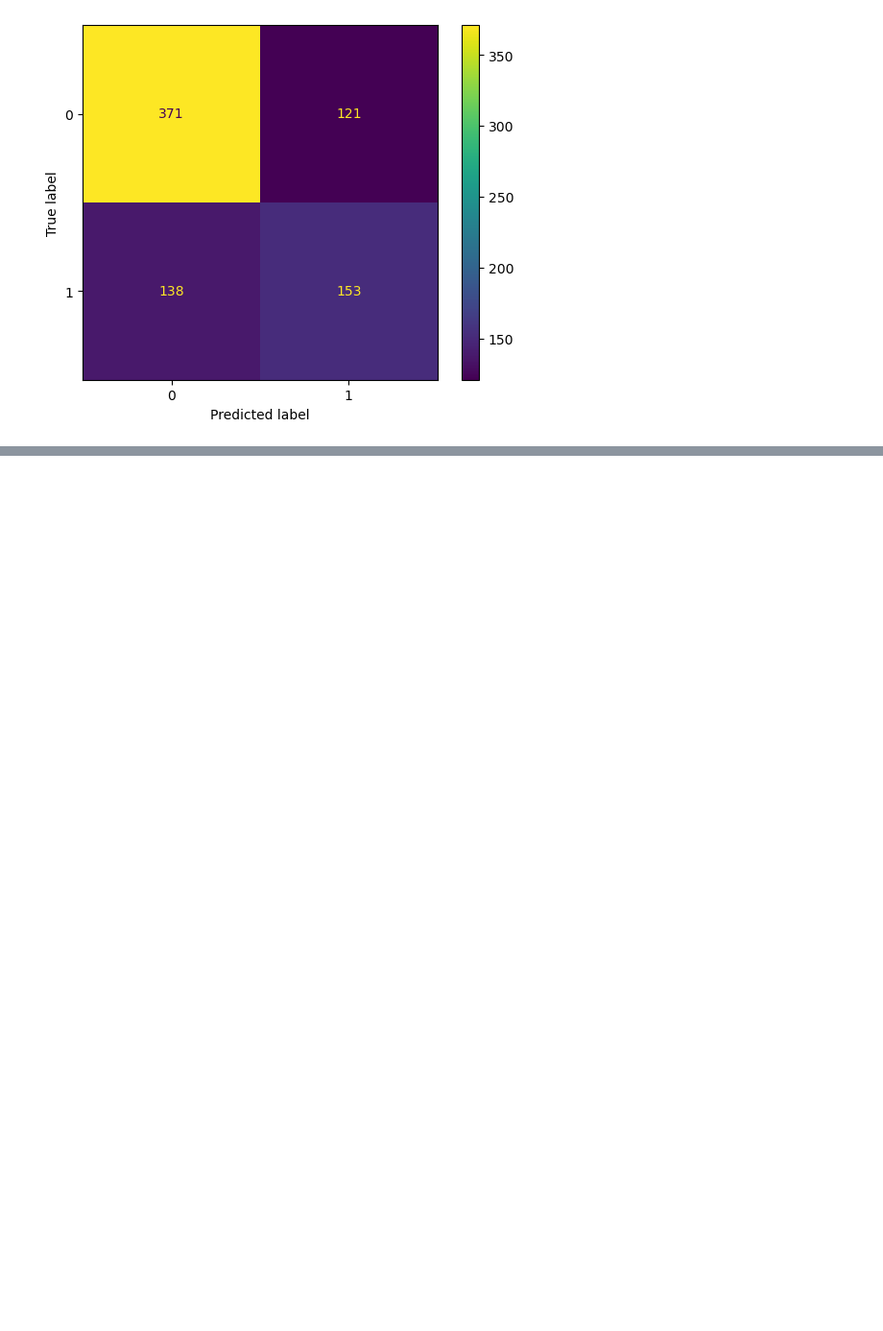
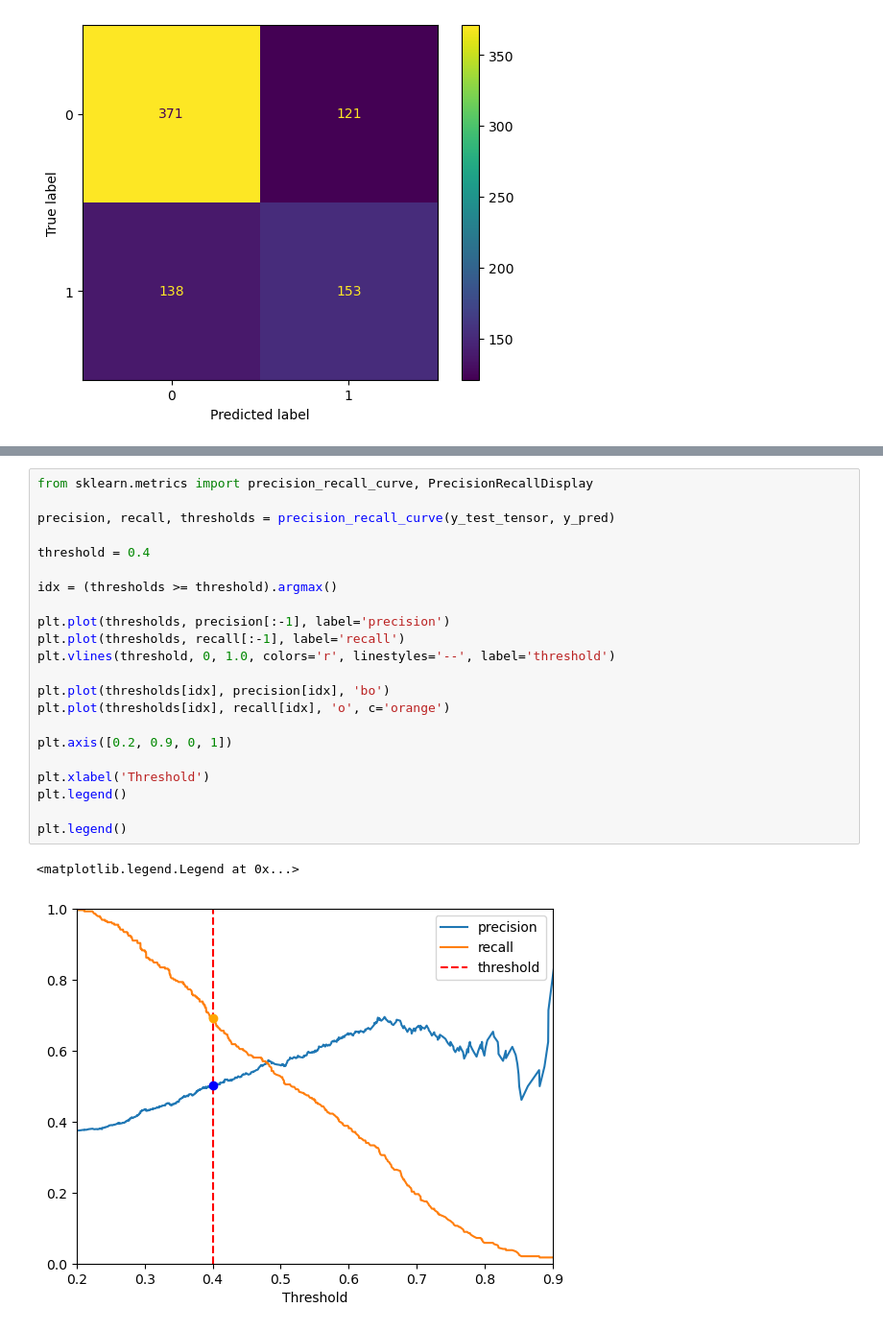
Before and after one commit to Willjterwright/grpA, a Jupyter notebook: Recreating Richards results.ipynb, the cells around one changed output, grey strips where cells are left out. Shown at 96% size. Cells and saved outputs as stored; diff of their text form; blank space fills up the shorter version.

```diff
--- a/Recreating Richards results.ipynb
+++ b/Recreating Richards results.ipynb
@@ -664,0 +674,25 @@ ConfusionMatrixDisplay(cm).plot()
+# %%
+from sklearn.metrics import precision_recall_curve, PrecisionRecallDisplay
+
+precision, recall, thresholds = precision_recall_curve(y_test_tensor, y_pred)
+
+threshold = 0.4
+
+idx = (thresholds >= threshold).argmax()
+
+plt.plot(thresholds, precision[:-1], label='precision')
+plt.plot(thresholds, recall[:-1], label='recall')
+plt.vlines(threshold, 0, 1.0, colors='r', linestyles='--', label='threshold')
+
+plt.plot(thresholds[idx], precision[idx], 'bo')
+plt.plot(thresholds[idx], recall[idx], 'o', c='orange')
+
+plt.axis([0.2, 0.9, 0, 1])
+
+plt.xlabel('Threshold')
+plt.legend()
+
+plt.legend()
+# %% [output]
+<matplotlib.legend.Legend at 0x...>
+[figure, added]
```
Also changed, not shown: parts of 2 cells of this notebook.
